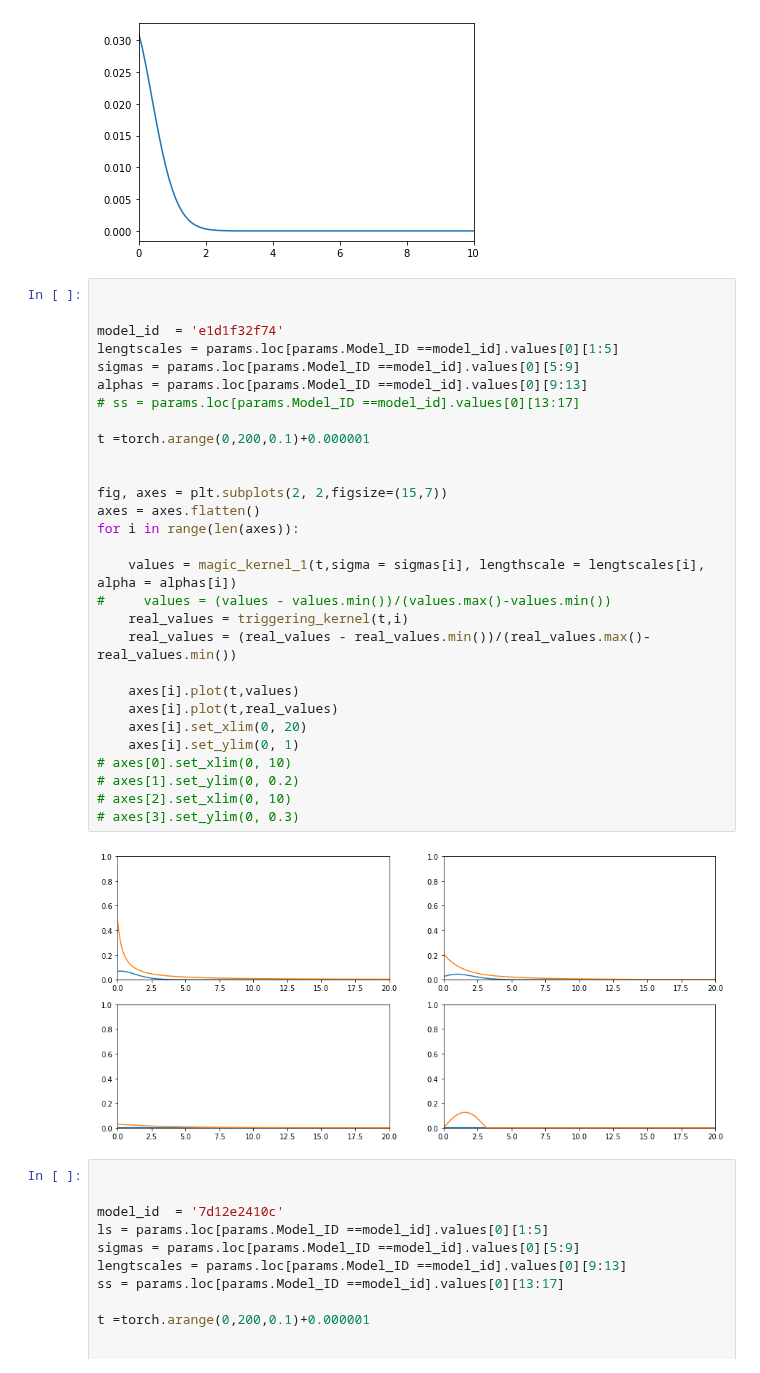
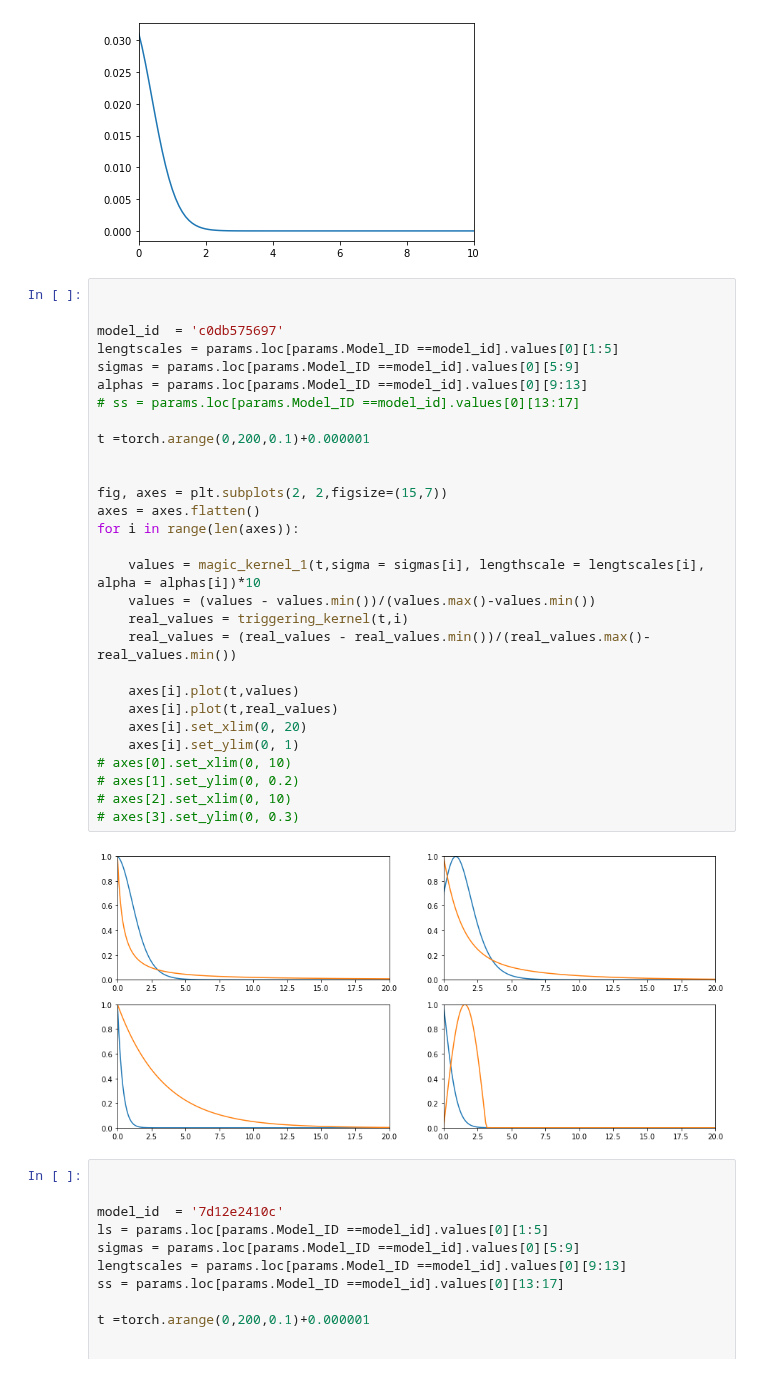
Before and after one commit to yamacisik/gated_kernel_tpp, a Jupyter notebook: kernel_fuctions_experiments.ipynb, the cells around one changed output. Cells and saved outputs as stored; diff of their text form.

```diff
--- a/kernel_fuctions_experiments.ipynb
+++ b/kernel_fuctions_experiments.ipynb
@@ -708,34 +708,34 @@ plt.xlim(0,10)
 # %%
 
 
-model_id  = 'e1d1f32f74'
+model_id  = 'c0db575697'
 lengtscales = params.loc[params.Model_ID ==model_id].values[0][1:5]
 sigmas = params.loc[params.Model_ID ==model_id].values[0][5:9]
 alphas = params.loc[params.Model_ID ==model_id].values[0][9:13]
 # ss = params.loc[params.Model_ID ==model_id].values[0][13:17]
 
 t =torch.arange(0,200,0.1)+0.000001
 
 
 fig, axes = plt.subplots(2, 2,figsize=(15,7))
 axes = axes.flatten()
 for i in range(len(axes)):
 
-    values = magic_kernel_1(t,sigma = sigmas[i], lengthscale = lengtscales[i], alpha = alphas[i])
-#     values = (values - values.min())/(values.max()-values.min())
+    values = magic_kernel_1(t,sigma = sigmas[i], lengthscale = lengtscales[i], alpha = alphas[i])*10
+    values = (values - values.min())/(values.max()-values.min())
     real_values = triggering_kernel(t,i)
     real_values = (real_values - real_values.min())/(real_values.max()-real_values.min())
 
     axes[i].plot(t,values)
     axes[i].plot(t,real_values)
     axes[i].set_xlim(0, 20)
     axes[i].set_ylim(0, 1)
 # axes[0].set_xlim(0, 10)
 # axes[1].set_ylim(0, 0.2)
 # axes[2].set_xlim(0, 10)
 # axes[3].set_ylim(0, 0.3)
 # %% [output]
-[figure, old version]
+[figure, new version]
 # %%
 
 
```
Also changed, not shown: parts of 1 cell of this notebook, 1 other file.
